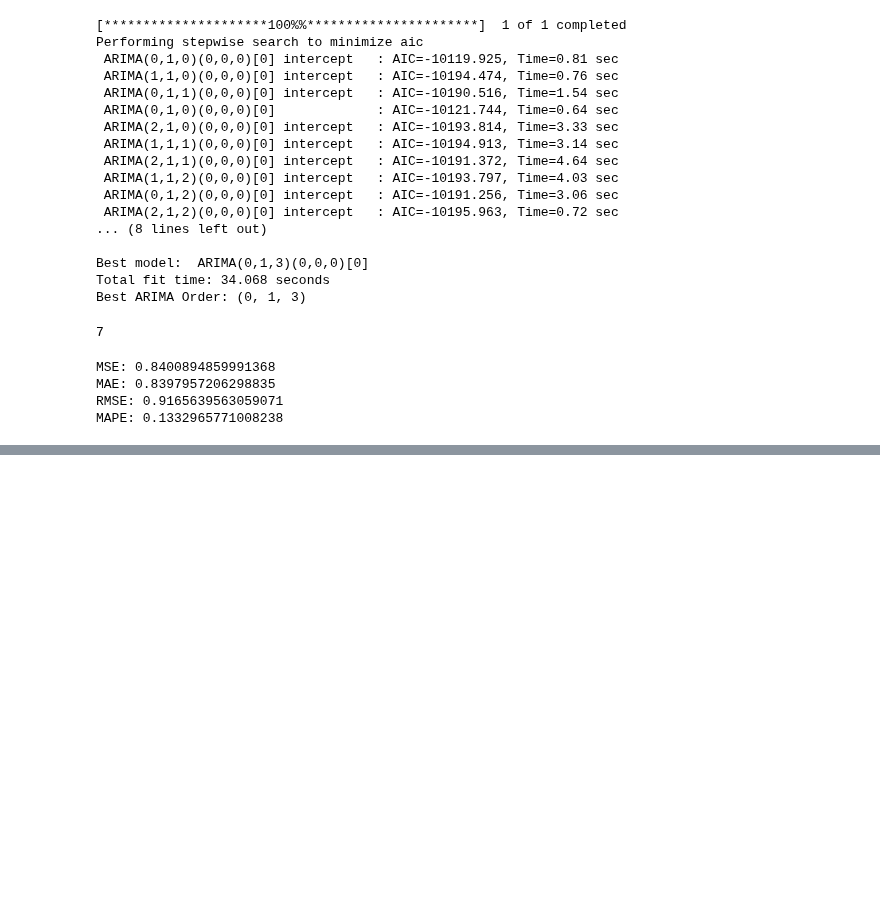
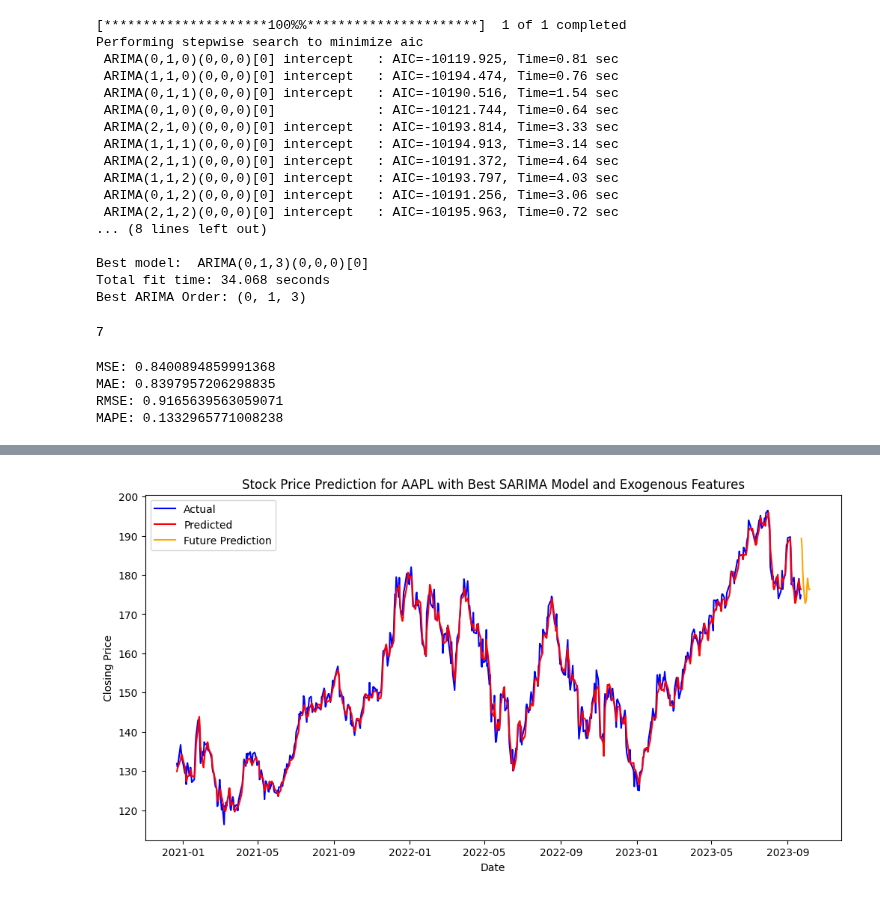
Before and after one commit to erendagasan/Eren-Dagasan-Personal, a Jupyter notebook: ARIMA-14.09.2023.ipynb, the cells around one changed output, grey strips where cells are left out. Saved outputs shown, nothing was run; the diff lists cells and outputs as text; code cells hidden in the pictures; blank space fills up the shorter version.

```diff
--- a/ARIMA-14.09.2023.ipynb
+++ b/ARIMA-14.09.2023.ipynb
@@ -404,26 +408,28 @@ plt.show()
 # %%
 from datetime import datetime, timedelta
 
 input_date_str = test_data.index[-1] + timedelta(days=1)
 input_date_str = input_date_str.strftime("%Y-%m-%d")
 input_date = datetime.strptime(input_date_str, "%Y-%m-%d")
-future_date = input_date + timedelta(days=6)
+future_date = input_date + timedelta(days=13)
 date_list = []
 current_date = input_date
 while current_date <= future_date:
     date_list.append(current_date)
     current_date += timedelta(days=1)
 
-forecast_period = 7
+forecast_period = 14
 exog_forecast = data[['RSI', 'SMA-9', 'SMA-14', 'EMA-9', "EMA-14"]].tail(forecast_period)
 forecast = best_model_fit.forecast(steps=forecast_period, exog=exog_forecast)
 
 plt.figure(figsize=(12, 6))
-plt.plot(test_data.index, test_data['Close'], label='Actual', color='blue')
-plt.plot(test_data.index, best_predictions, label='Predicted', color='red')
+plt.plot(test_data.index[500:], test_data['Close'][500:], label='Actual', color='blue')
+plt.plot(test_data.index[500:], best_predictions[500:], label='Predicted', color='red')
 plt.plot(date_list, forecast.values, label='Future Prediction', color='orange')
 plt.title(f'Stock Price Prediction for {stock_symbol} with Best SARIMA Model and Exogenous Features')
 plt.xlabel('Date')
 plt.ylabel('Closing Price')
 plt.legend()
 plt.show()
+# %% [output]
+[figure, added]
```
Also changed, not shown: parts of 2 cells of this notebook.
